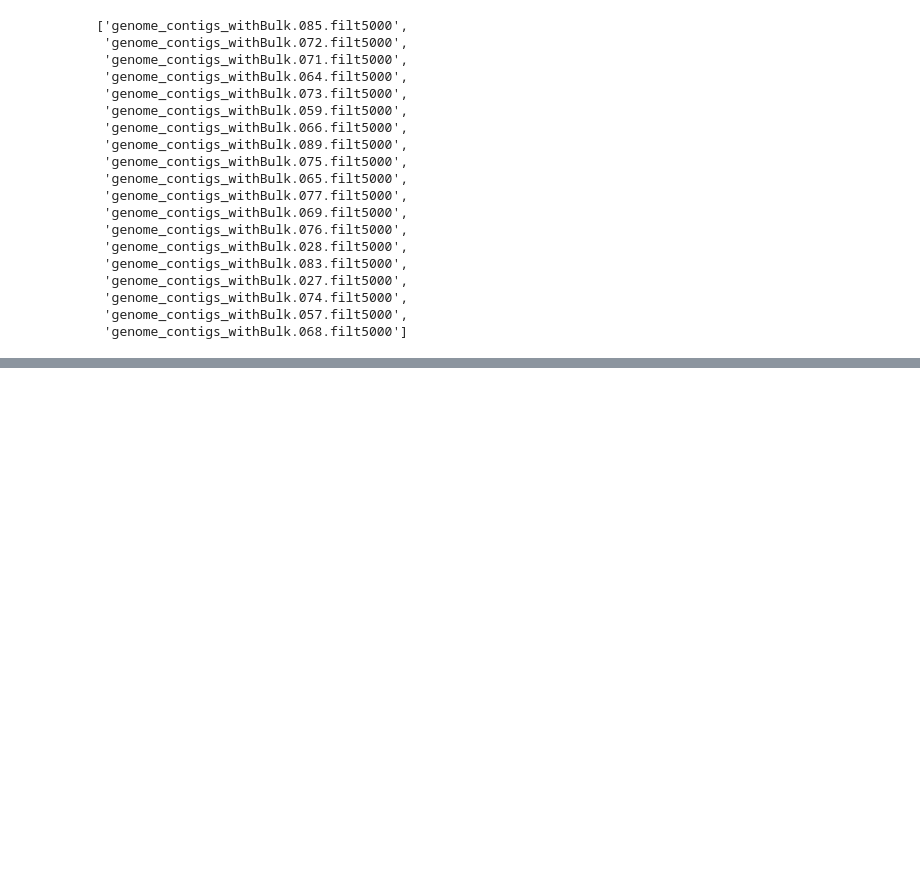
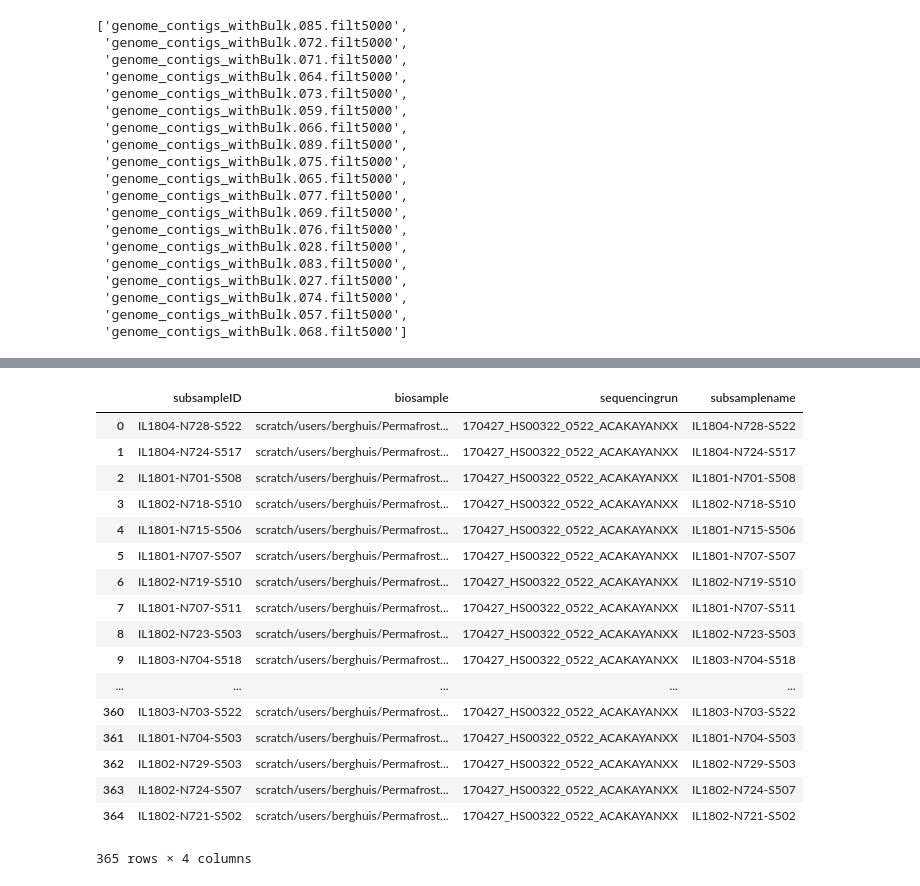
Before and after one commit to BojkArth/minimeta_notebooks, a Jupyter notebook: 20180907_PermafrostWestdock_cluster_optimization.ipynb, the cells around one changed output, grey strips where cells are left out. Cells and saved outputs as stored; diff of their text form; code cells hidden in the pictures; blank space fills up the shorter version.

```diff
--- a/20180907_PermafrostWestdock_cluster_optimization.ipynb
+++ b/20180907_PermafrostWestdock_cluster_optimization.ipynb
@@ -778,3 +790,28 @@ param_sher = pd.read_table('Permafrost/WestDock/bins/fasta/sherlock_subsamples.t
 param_sher['biosample'] = 'scratch/users/berghuis/PermafrostWestDock/'
 # %%
 param_sher.to_csv('Permafrost/WestDock/bins/fasta/sherlock_subsamples_new.txt','\t')
+# %%
+param_sher = pd.read_table('Permafrost/SagMAT/sherlock_subsamples.txt')
+param_sher['biosample'] = 'scratch/users/berghuis/PermafrostSagMAT/'
+param_sher.to_csv('Permafrost/SagMAT/sherlock_subsamples_new.txt','\t')
+# %%
+param_sher
+# %% [output]
+|  | subsampleID | biosample | sequencingrun | subsamplename |
+| 0 | IL1804-N728-S522 | scratch/users/berghuis/Permafrost... | 170427_HS00322_0522_ACAKAYANXX | IL1804-N728-S522 |
+| 1 | IL1804-N724-S517 | scratch/users/berghuis/Permafrost... | 170427_HS00322_0522_ACAKAYANXX | IL1804-N724-S517 |
+| 2 | IL1801-N701-S508 | scratch/users/berghuis/Permafrost... | 170427_HS00322_0522_ACAKAYANXX | IL1801-N701-S508 |
+| 3 | IL1802-N718-S510 | scratch/users/berghuis/Permafrost... | 170427_HS00322_0522_ACAKAYANXX | IL1802-N718-S510 |
+| 4 | IL1801-N715-S506 | scratch/users/berghuis/Permafrost... | 170427_HS00322_0522_ACAKAYANXX | IL1801-N715-S506 |
+| 5 | IL1801-N707-S507 | scratch/users/berghuis/Permafrost... | 170427_HS00322_0522_ACAKAYANXX | IL1801-N707-S507 |
+| 6 | IL1802-N719-S510 | scratch/users/berghuis/Permafrost... | 170427_HS00322_0522_ACAKAYANXX | IL1802-N719-S510 |
+| 7 | IL1801-N707-S511 | scratch/users/berghuis/Permafrost... | 170427_HS00322_0522_ACAKAYANXX | IL1801-N707-S511 |
+| 8 | IL1802-N723-S503 | scratch/users/berghuis/Permafrost... | 170427_HS00322_0522_ACAKAYANXX | IL1802-N723-S503 |
+| 9 | IL1803-N704-S518 | scratch/users/berghuis/Permafrost... | 170427_HS00322_0522_ACAKAYANXX | IL1803-N704-S518 |
+| ... | ... | ... | ... | ... |
+| 360 | IL1803-N703-S522 | scratch/users/berghuis/Permafrost... | 170427_HS00322_0522_ACAKAYANXX | IL1803-N703-S522 |
+| 361 | IL1801-N704-S503 | scratch/users/berghuis/Permafrost... | 170427_HS00322_0522_ACAKAYANXX | IL1801-N704-S503 |
+| 362 | IL1802-N729-S503 | scratch/users/berghuis/Permafrost... | 170427_HS00322_0522_ACAKAYANXX | IL1802-N729-S503 |
+| 363 | IL1802-N724-S507 | scratch/users/berghuis/Permafrost... | 170427_HS00322_0522_ACAKAYANXX | IL1802-N724-S507 |
+| 364 | IL1802-N721-S502 | scratch/users/berghuis/Permafrost... | 170427_HS00322_0522_ACAKAYANXX | IL1802-N721-S502 |
+365 rows × 4 columns
```
Also changed, not shown: parts of 4 cells of this notebook, 2 other files.
